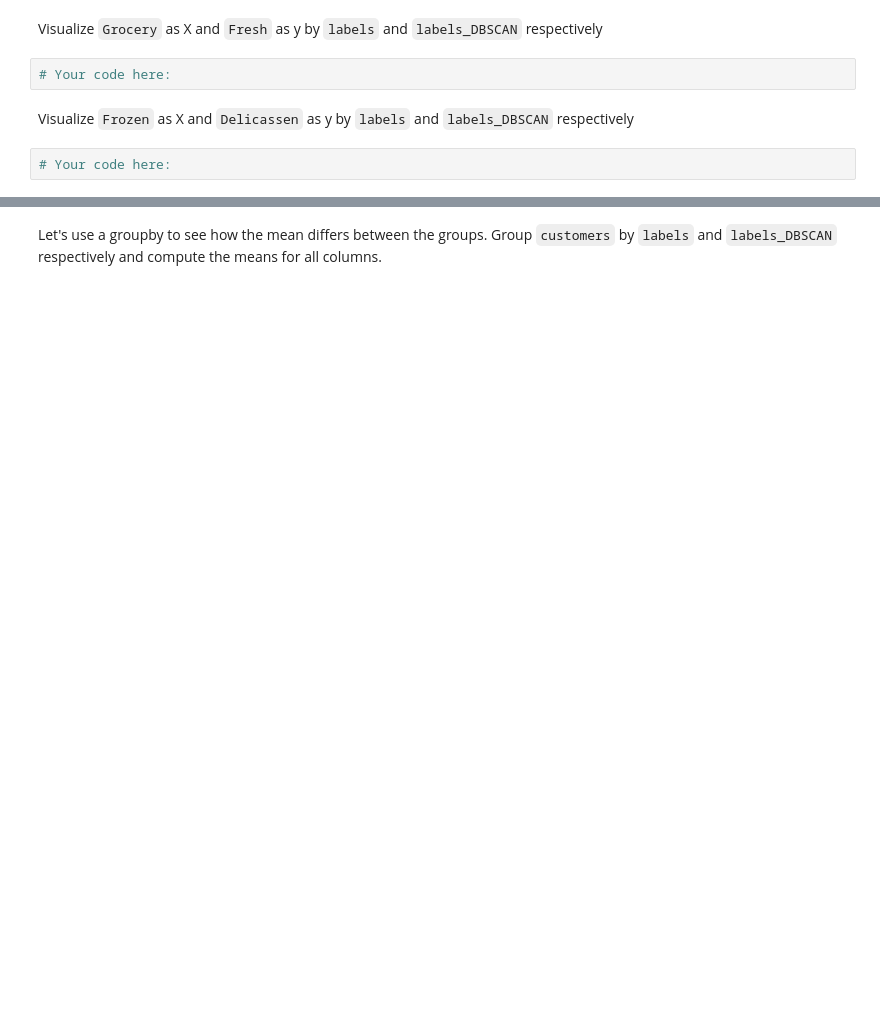
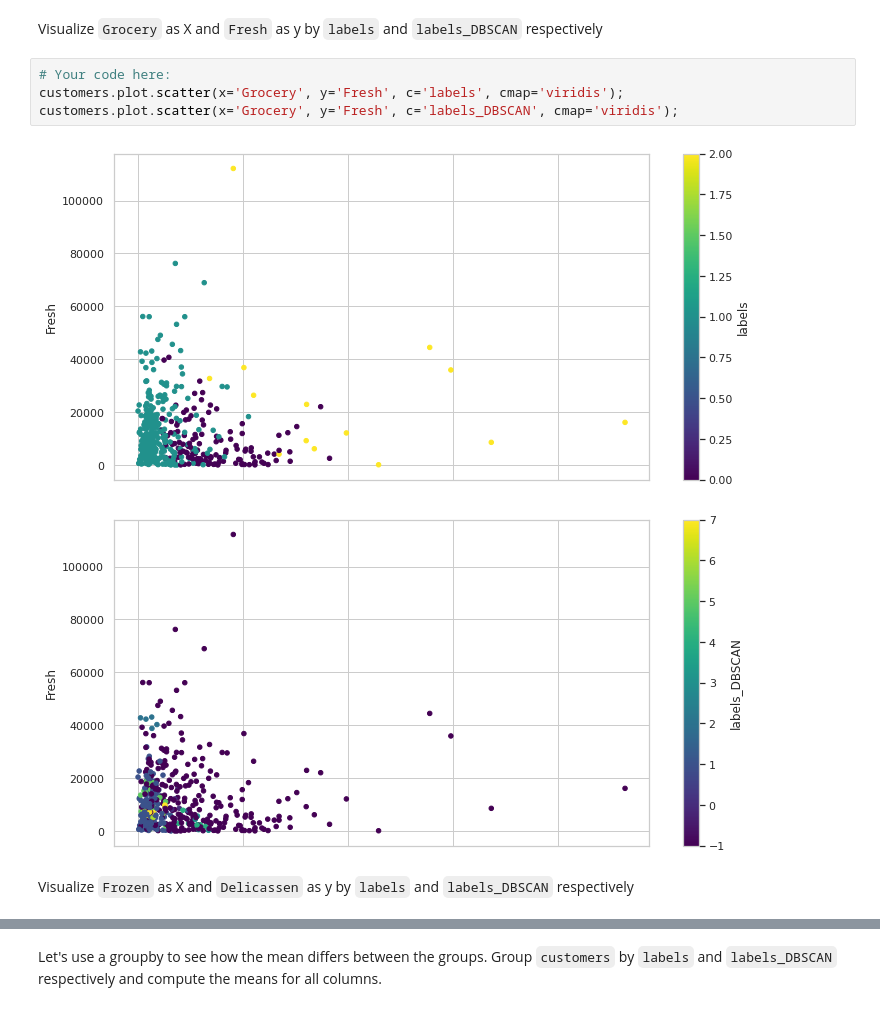
Before and after one commit to Ironhack-Data-Madrid-Enero-2022/lab_unsupervised_learning, a Jupyter notebook: your-code/main.ipynb, the cells around one changed output, grey strips where cells are left out. Drawn from its saved outputs; the diff is of its cells as text; blank space fills up the shorter version.

```diff
--- a/your-code/main.ipynb
+++ b/your-code/main.ipynb
@@ -165,8 +206,11 @@ Visualize `Detergents_Paper` as X and `Milk` as y by `labels` and `labels_DBSCAN
 # %% [markdown]
 Visualize `Grocery` as X and `Fresh` as y by `labels` and `labels_DBSCAN` respectively
-# %%
-# Your code here:
+# %%
+# Your code here:
+customers.plot.scatter(x='Grocery', y='Fresh', c='labels', cmap='viridis');
+customers.plot.scatter(x='Grocery', y='Fresh', c='labels_DBSCAN', cmap='viridis');
+# %% [output]
+[figure, added]
+[figure, added]
 # %% [markdown]
 Visualize `Frozen` as X and `Delicassen` as y by `labels` and `labels_DBSCAN` respectively
-# %%
-# Your code here:
```
Also changed, not shown: parts of 24 cells of this notebook.
